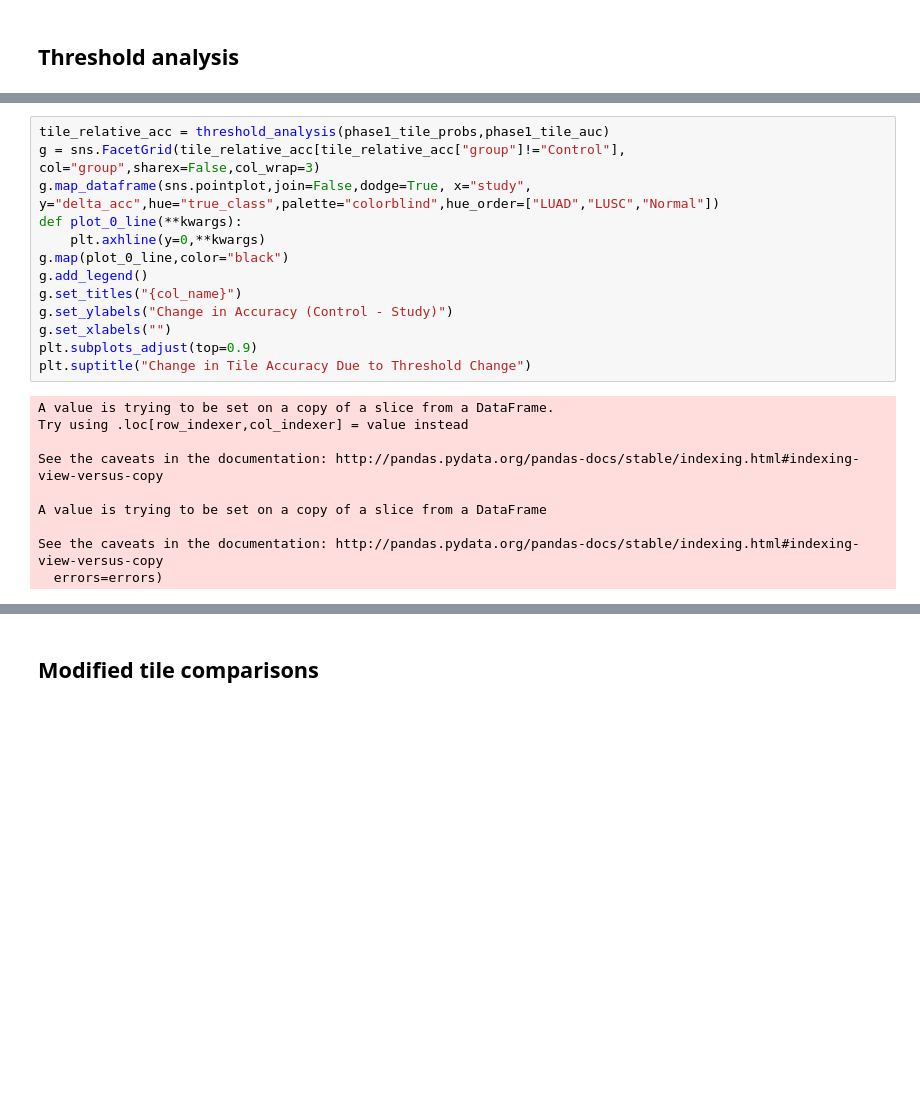
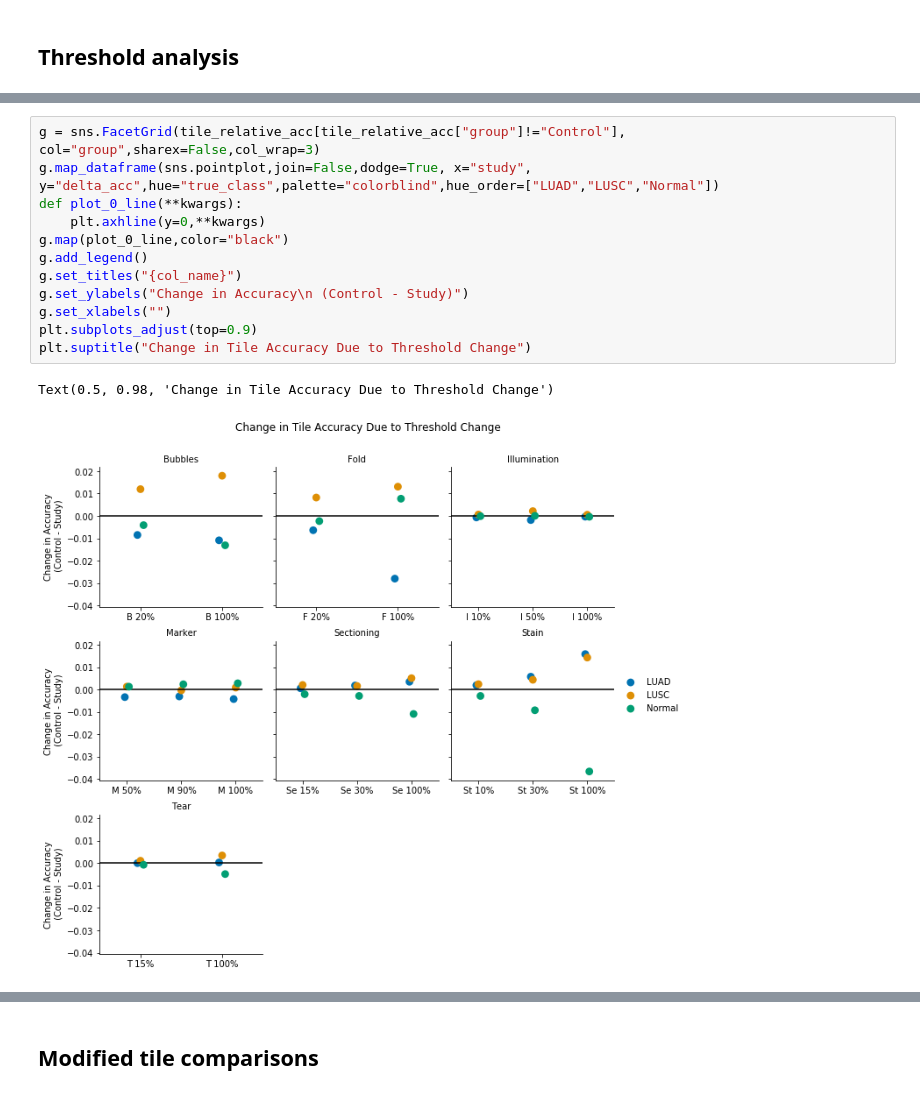
Before and after one commit to Systems-Imaging-Bioinformatics-Lab/histopath_failure_modes, a Jupyter notebook: Results.ipynb, the cells around one changed output, grey strips where cells are left out. Drawn from its saved outputs; the diff is of its cells as text; blank space fills up the shorter version.

```diff
--- a/Results.ipynb
+++ b/Results.ipynb
@@ -396,25 +444,17 @@ def threshold_analysis(probs,auc):
 # %%
-tile_relative_acc = threshold_analysis(phase1_tile_probs,phase1_tile_auc)
 g = sns.FacetGrid(tile_relative_acc[tile_relative_acc["group"]!="Control"], col="group",sharex=False,col_wrap=3)
 g.map_dataframe(sns.pointplot,join=False,dodge=True, x="study", y="delta_acc",hue="true_class",palette="colorblind",hue_order=["LUAD","LUSC","Normal"])
 def plot_0_line(**kwargs):
     plt.axhline(y=0,**kwargs)
 g.map(plot_0_line,color="black")
 g.add_legend()
 g.set_titles("{col_name}")
-g.set_ylabels("Change in Accuracy (Control - Study)")
+g.set_ylabels("Change in Accuracy\n (Control - Study)")
 g.set_xlabels("")
 plt.subplots_adjust(top=0.9)
 plt.suptitle("Change in Tile Accuracy Due to Threshold Change")
 # %% [output]
-A value is trying to be set on a copy of a slice from a DataFrame.
-Try using .loc[row_indexer,col_indexer] = value instead
-
-See the caveats in the documentation: http://pandas.pydata.org/pandas-docs/stable/indexing.html#indexing-view-versus-copy
-
-A value is trying to be set on a copy of a slice from a DataFrame
-
-See the caveats in the documentation: http://pandas.pydata.org/pandas-docs/stable/indexing.html#indexing-view-versus-copy
-  errors=errors)
+Text(0.5, 0.98, 'Change in Tile Accuracy Due to Threshold Change')
+[figure, added]
 # %%
 g = sns.FacetGrid(tile_relative_acc, col="true_class",
```
Also changed, not shown: parts of 7 cells of this notebook.
